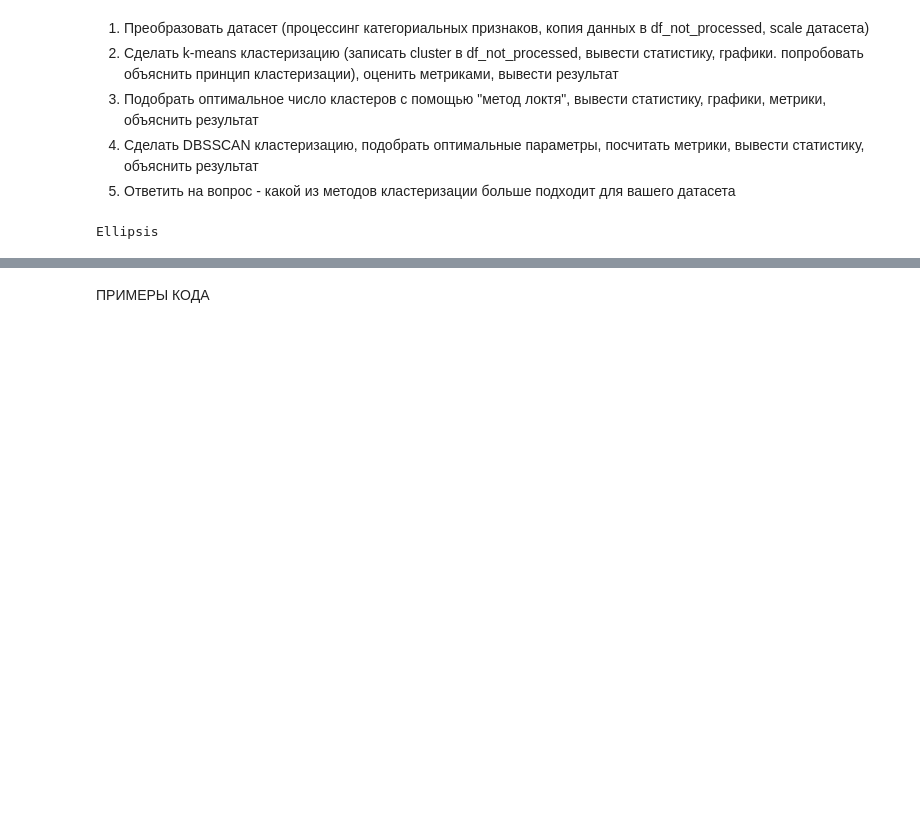
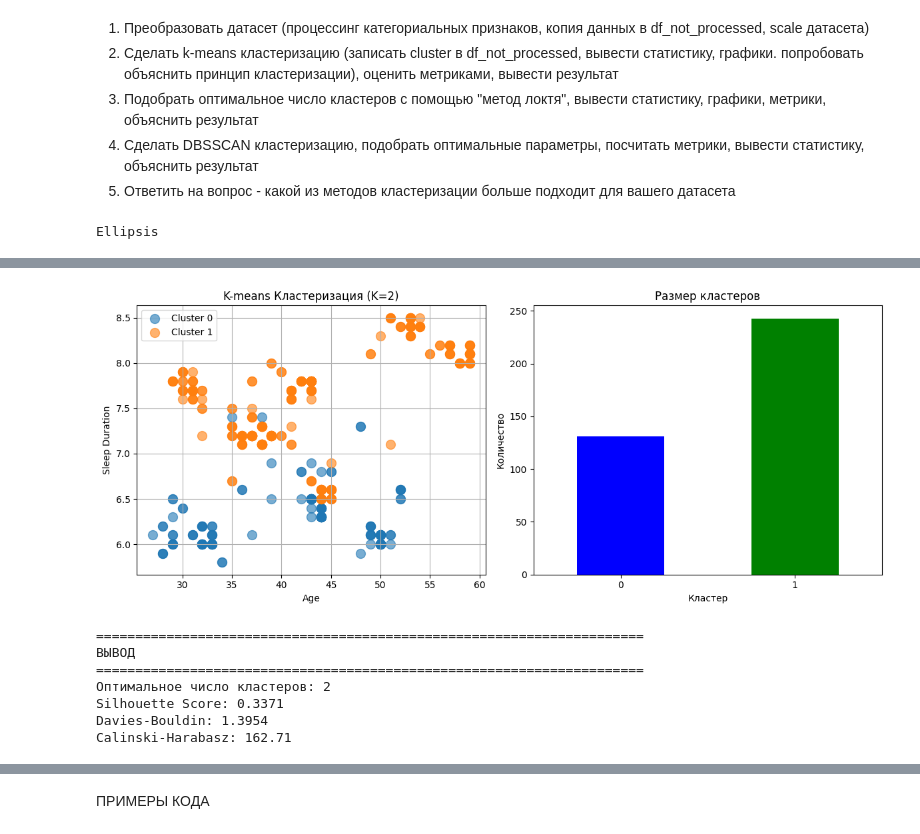
Before and after one commit to Lococo231/MO_Tasks, a Jupyter notebook: Домашнее_задание_4.ipynb, the cells around one changed output, grey strips where cells are left out. Cells and saved outputs as stored; diff of their text form; code cells hidden in the pictures; blank space fills up the shorter version.

```diff
--- a/Домашнее_задание_4.ipynb
+++ b/Домашнее_задание_4.ipynb
@@ -82,0 +312,16 @@ print(df.head())
+# %%
+optimal_kmeans = models[elbow_k - 1]
+df_not_processed['Cluster'] = optimal_kmeans.fit_predict(X_scaled)
+
+
+print(f"СТАТИСТИКА ДЛЯ K = {elbow_k}")
+
+print(f"Распределение по кластерам:")
+print(df_not_processed['Cluster'].value_counts().sort_index())
+
+for cluster_id in sorted(df_not_processed['Cluster'].unique()):
+    cluster_data = df_not_processed[df_not_processed['Cluster'] == cluster_id]
+    print(f"\n--- Кластер {cluster_id} ({len(cluster_data)} объектов) ---")
+    print(f"Age: {cluster_data['Age'].mean():.2f} ± {cluster_data['Age'].std():.2f}")
+    print(f"Sleep Duration: {cluster_data['Sleep Duration'].mean():.2f} ± {cluster_data['Sleep Duration'].std():.2f}")
+    print(f"Heart Rate: {cluster_data['Heart Rate'].mean():.2f} ± {cluster_data['Heart Rate'].std():.2f}")
@@ -82,0 +345,38 @@ print(df.head())
+# %%
+plt.figure(figsize=(12, 5))
+
+plt.subplot(1, 2, 1)
+for i in sorted(df_not_processed['Cluster'].unique()):
+    mask = df_not_processed['Cluster'] == i
+    plt.scatter(df_not_processed[mask]['Age'], df_not_processed[mask]['Sleep Duration'],
+               label=f'Cluster {i}', s=100, alpha=0.6)
+plt.xlabel('Age'), plt.ylabel('Sleep Duration')
+plt.title(f'K-means Кластеризация (K={elbow_k})')
+plt.legend(), plt.grid()
+
+plt.subplot(1, 2, 2)
+df_not_processed['Cluster'].value_counts().sort_index().plot(
+    kind='bar', color=['blue', 'green', 'red', 'orange'][:elbow_k])
+plt.xlabel('Кластер'), plt.ylabel('Количество')
+plt.title('Размер кластеров')
+plt.xticks(rotation=0)
+
+plt.tight_layout()
+plt.show()
+
+print("\n" + "=" * 70)
+print("ВЫВОД")
+print("=" * 70)
+print(f"Оптимальное число кластеров: {elbow_k}")
+print(f"Silhouette Score: {silhouettes[elbow_k-1]:.4f}")
+print(f"Davies-Bouldin: {davies_bouldin[elbow_k-1]:.4f}")
+print(f"Calinski-Harabasz: {calinski_harabasz[elbow_k-1]:.2f}")
+# %% [output]
+[figure, added]
+======================================================================
+ВЫВОД
+======================================================================
+Оптимальное число кластеров: 2
+Silhouette Score: 0.3371
+Davies-Bouldin: 1.3954
+Calinski-Harabasz: 162.71
```
Also changed, not shown: parts of 9 cells of this notebook.
